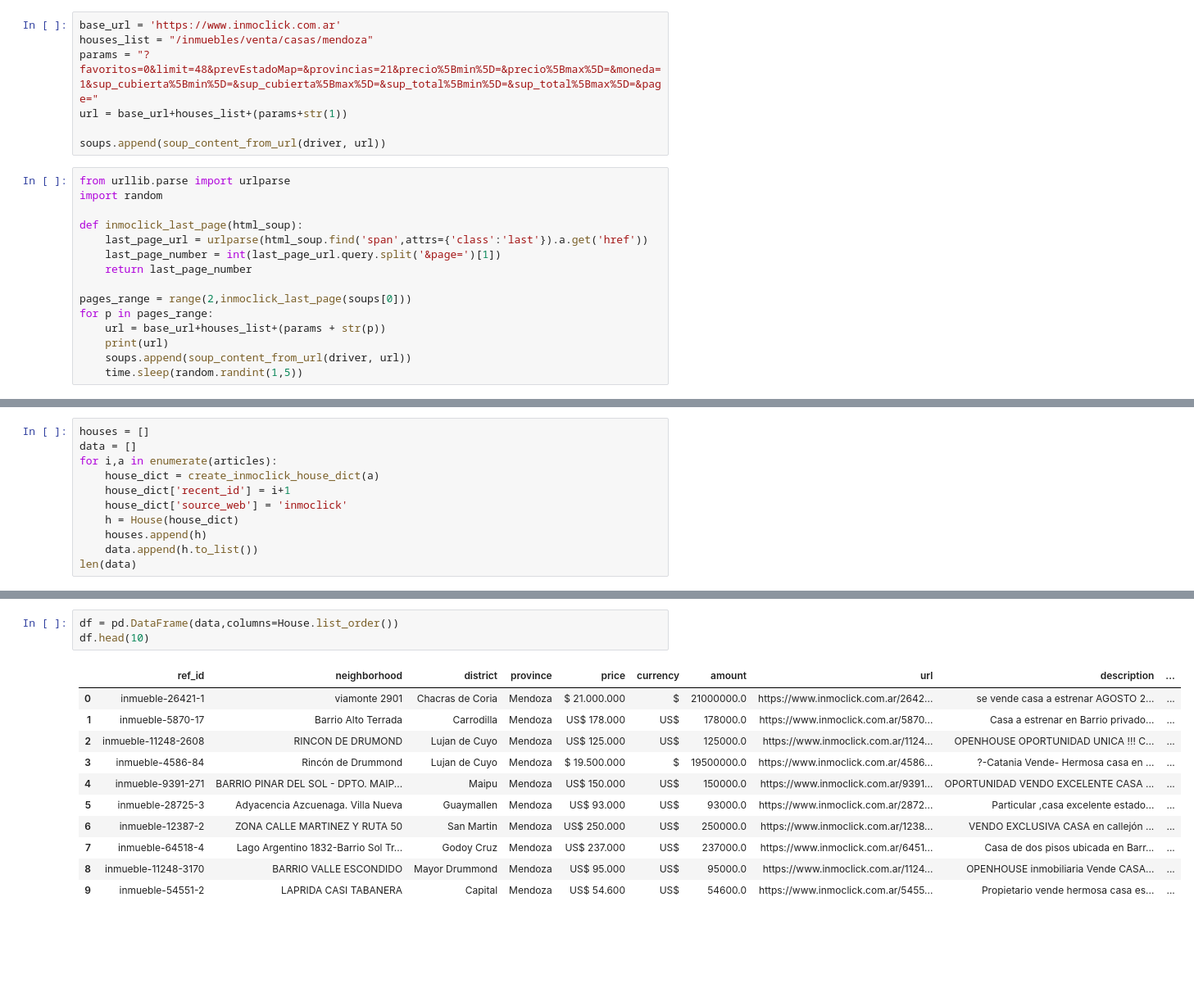
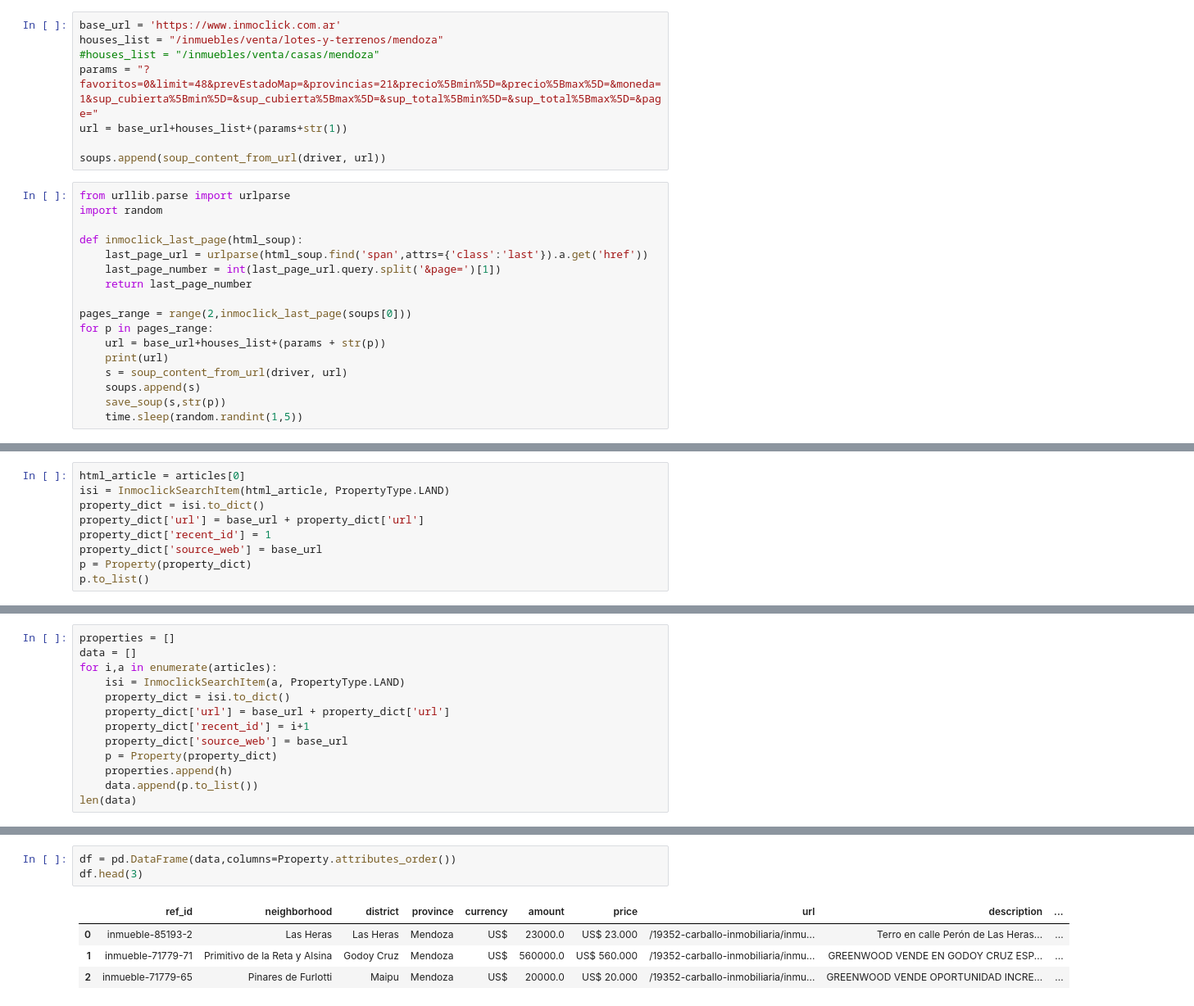
Before and after one commit to navicor90/amz-scrapper, a Jupyter notebook: inmo-scrap/inmo-scrap.ipynb, the cells around one changed output, grey strips where cells are left out. Shown at 82% size. Cells and saved outputs as stored; diff of their text form; blank space fills up the shorter version.

Commit message:
Property objects and InmoSearchArticle

```diff
--- a/inmo-scrap/inmo-scrap.ipynb
+++ b/inmo-scrap/inmo-scrap.ipynb
@@ -29,7 +34,8 @@ driver = webdriver.Firefox()
 soups = []
 # %%
 base_url = 'https://www.inmoclick.com.ar'
-houses_list = "/inmuebles/venta/casas/mendoza"
+houses_list = "/inmuebles/venta/lotes-y-terrenos/mendoza"
+#houses_list = "/inmuebles/venta/casas/mendoza"
 params = "?favoritos=0&limit=48&prevEstadoMap=&provincias=21&precio%5Bmin%5D=&precio%5Bmax%5D=&moneda=1&sup_cubierta%5Bmin%5D=&sup_cubierta%5Bmax%5D=&sup_total%5Bmin%5D=&sup_total%5Bmax%5D=&page="
 url = base_url+houses_list+(params+str(1))
 
@@ -47,6 +53,8 @@ pages_range = range(2,inmoclick_last_page(soups[0]))
 for p in pages_range:
     url = base_url+houses_list+(params + str(p))
     print(url)
-    soups.append(soup_content_from_url(driver, url))
+    s = soup_content_from_url(driver, url)
+    soups.append(s)
+    save_soup(s,str(p))
     time.sleep(random.randint(1,5))
 # %% [output]
@@ -181,0 +88,9 @@ def create_inmoclick_house_dict(html_article):
+# %%
+html_article = articles[0]
+isi = InmoclickSearchItem(html_article, PropertyType.LAND)
+property_dict = isi.to_dict()
+property_dict['url'] = base_url + property_dict['url']
+property_dict['recent_id'] = 1
+property_dict['source_web'] = base_url
+p = Property(property_dict)
+p.to_list()
@@ -182,12 +115,14 @@ def create_inmoclick_house_dict(html_article):
 # %%
-houses = []
+properties = []
 data = []
 for i,a in enumerate(articles):
-    house_dict = create_inmoclick_house_dict(a)
-    house_dict['recent_id'] = i+1
-    house_dict['source_web'] = 'inmoclick'
-    h = House(house_dict)
-    houses.append(h)
-    data.append(h.to_list())
+    isi = InmoclickSearchItem(a, PropertyType.LAND)
+    property_dict = isi.to_dict()
+    property_dict['url'] = base_url + property_dict['url']
+    property_dict['recent_id'] = i+1
+    property_dict['source_web'] = base_url
+    p = Property(property_dict)
+    properties.append(h)
+    data.append(p.to_list())
 len(data)
 # %% [output]
@@ -195,15 +130,8 @@ len(data)
 # %%
-df = pd.DataFrame(data,columns=House.list_order())
-df.head(10)
+df = pd.DataFrame(data,columns=Property.attributes_order())
+df.head(3)
 # %% [output]
-|  | ref_id | neighborhood | district | province | price | currency | amount | url | description | ... |
-| 0 | inmueble-26421-1 | viamonte 2901 | Chacras de Coria | Mendoza | $ 21.000.000 | $ | 21000000.0 | https://www.inmoclick.com.ar/2642... | se vende casa a estrenar AGOSTO 2... | ... |
-| 1 | inmueble-5870-17 | Barrio Alto Terrada | Carrodilla | Mendoza | US$ 178.000 | US$ | 178000.0 | https://www.inmoclick.com.ar/5870... | Casa a estrenar en Barrio privado... | ... |
-| 2 | inmueble-11248-2608 | RINCON DE DRUMOND | Lujan de Cuyo | Mendoza | US$ 125.000 | US$ | 125000.0 | https://www.inmoclick.com.ar/1124... | OPENHOUSE OPORTUNIDAD UNICA !!! C... | ... |
-| 3 | inmueble-4586-84 | Rincón de Drummond | Lujan de Cuyo | Mendoza | $ 19.500.000 | $ | 19500000.0 | https://www.inmoclick.com.ar/4586... | ?-Catania Vende- Hermosa casa en ... | ... |
-| 4 | inmueble-9391-271 | BARRIO PINAR DEL SOL - DPTO. MAIP... | Maipu | Mendoza | US$ 150.000 | US$ | 150000.0 | https://www.inmoclick.com.ar/9391... | OPORTUNIDAD VENDO EXCELENTE CASA ... | ... |
-| 5 | inmueble-28725-3 | Adyacencia Azcuenaga. Villa Nueva | Guaymallen | Mendoza | US$ 93.000 | US$ | 93000.0 | https://www.inmoclick.com.ar/2872... | Particular ,casa excelente estado... | ... |
-| 6 | inmueble-12387-2 | ZONA CALLE MARTINEZ Y RUTA 50 | San Martin | Mendoza | US$ 250.000 | US$ | 250000.0 | https://www.inmoclick.com.ar/1238... | VENDO EXCLUSIVA CASA en callejón ... | ... |
-| 7 | inmueble-64518-4 | Lago Argentino 1832-Barrio Sol Tr... | Godoy Cruz | Mendoza | US$ 237.000 | US$ | 237000.0 | https://www.inmoclick.com.ar/6451... | Casa de dos pisos ubicada en Barr... | ... |
-| 8 | inmueble-11248-3170 | BARRIO VALLE ESCONDIDO | Mayor Drummond | Mendoza | US$ 95.000 | US$ | 95000.0 | https://www.inmoclick.com.ar/1124... | OPENHOUSE inmobiliaria Vende CASA... | ... |
-| 9 | inmueble-54551-2 | LAPRIDA CASI TABANERA | Capital | Mendoza | US$ 54.600 | US$ | 54600.0 | https://www.inmoclick.com.ar/5455... | Propietario vende hermosa casa es... | ... |
+|  | ref_id | neighborhood | district | province | currency | amount | price | url | description | ... |
+| 0 | inmueble-85193-2 | Las Heras | Las Heras | Mendoza | US$ | 23000.0 | US$ 23.000 | /19352-carballo-inmobiliaria/inmu... | Terro en calle Perón de Las Heras... | ... |
+| 1 | inmueble-71779-71 | Primitivo de la Reta y Alsina | Godoy Cruz | Mendoza | US$ | 560000.0 | US$ 560.000 | /19352-carballo-inmobiliaria/inmu... | GREENWOOD VENDE EN GODOY CRUZ ESP... | ... |
+| 2 | inmueble-71779-65 | Pinares de Furlotti | Maipu | Mendoza | US$ | 20000.0 | US$ 20.000 | /19352-carballo-inmobiliaria/inmu... | GREENWOOD VENDE OPORTUNIDAD INCRE... | ... |
```
Also changed, not shown: parts of 24 cells of this notebook, 6 other files.
